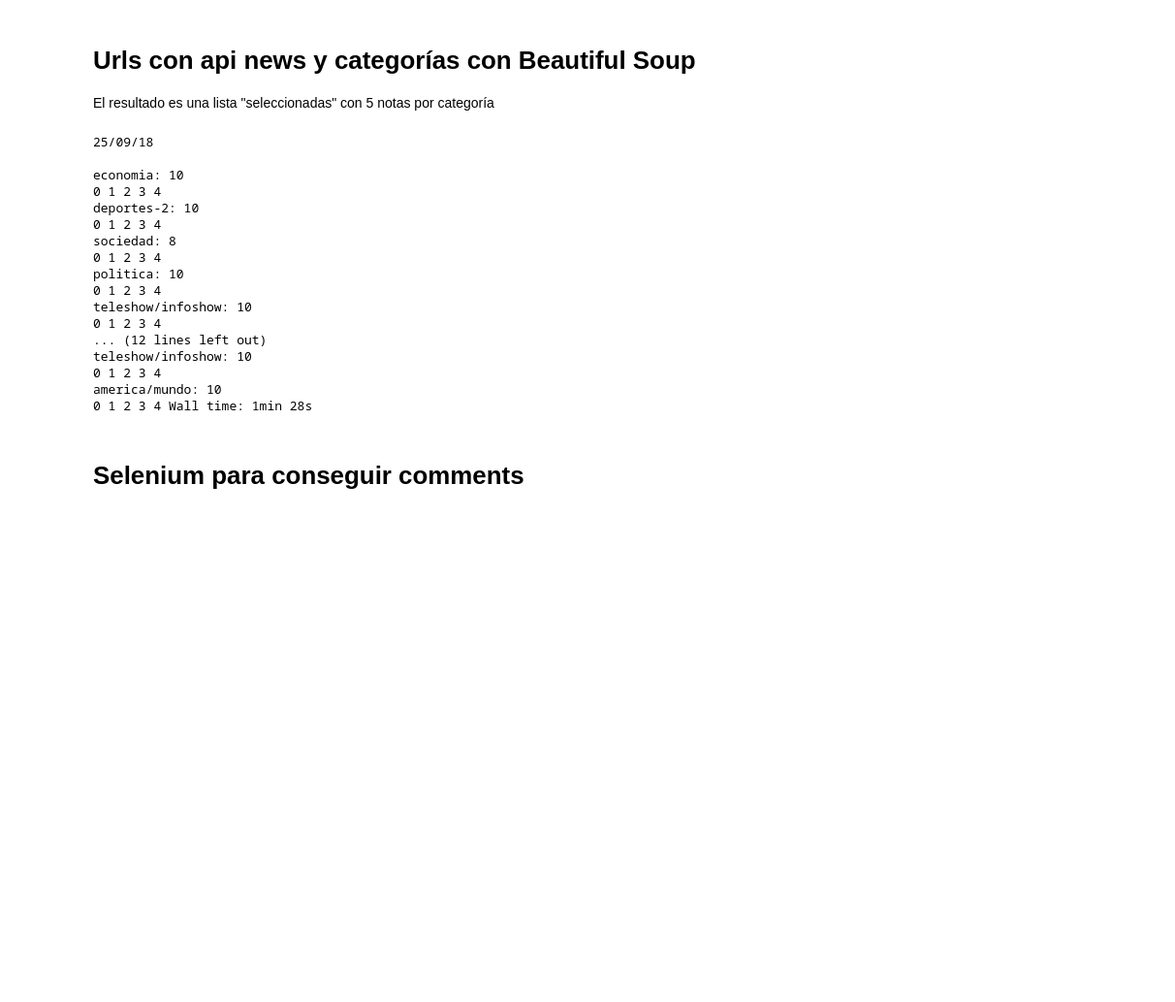
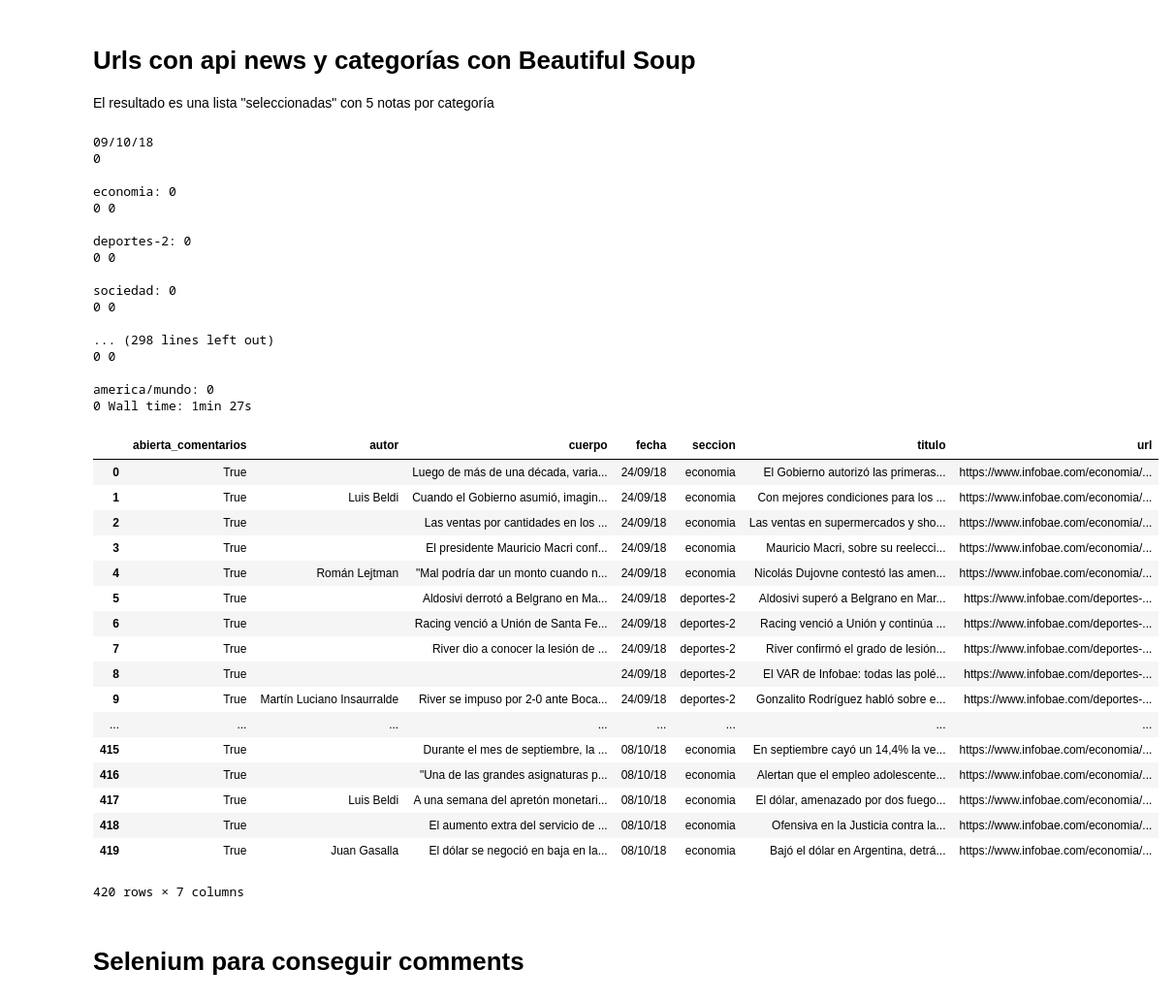
Before and after one commit to pbagedelli/analisis-comentarios, a Jupyter notebook: Comentarios Infobae-Scraping.ipynb, the cells around one changed output. Shown at 97% size. Cells and saved outputs as stored; diff of their text form; code cells hidden in the pictures; blank space fills up the shorter version.

```diff
--- a/Comentarios Infobae-Scraping.ipynb
+++ b/Comentarios Infobae-Scraping.ipynb
@@ -9,7 +9,7 @@ from datetime import timedelta
 # Urls con api news y categorías con Beautiful Soup
 El resultado es una lista "seleccionadas" con 5 notas por categoría
 # %%
-mydate = datetime.date(2018,9, 21)
+mydate = datetime.date(2018,10, 9)
 secciones = ['economia', 'deportes-2', 'sociedad', 'politica', 'teleshow/infoshow', 'america/mundo']
 #también tiene entretenimiento, cual es la de internacionales, america + algo, mundo??
 # %%
@@ -48,9 +49,10 @@ def obtener_nota(url):
        'abierta_comentarios': comentarios}
     return nota
 # %%
+#no me deja hacer tantas busquedas en google (o muy rapidas), tendría que usar una api?
 %%time
 notas = []
-for dia in range(31):
+for dia in range(15):
     fecha = mydate.strftime("%d/%m/%y")
     año = '20' + mydate.strftime("%y")
     mes = mydate.strftime("%m")
@@ -58,7 +60,7 @@ for dia in range(31):
     print('\n\n' + fecha)
     mydate += timedelta(days=1)
     for seccion in secciones:
-        url = 'https://www.google.com.ar/search?ei=SlfLW6OEO8XI5gLvl5ngAg&q=*+site%3Ahttps%3A%2F%2Fwww.infobae.com%2F' + seccion + '%2F' + año + '%2F' + mes +'%2F' +dia+ '%2F&oq=*+site%3Ahttps%3A%2F%2Fwww.infobae.com%2F' + categ + '%2F' + año + '%2F' +mes+ '%2F' + dia + '%2F&gs_l=psy-ab.4...21974.22911.0.23438.4.4.0.0.0.0.260.513.2-2.2.0....0...1.1.64.psy-ab..2.0.0....0.xnbtghTKDls'
+        url = 'https://www.google.com.ar/search?ei=SlfLW6OEO8XI5gLvl5ngAg&q=*+site%3Ahttps%3A%2F%2Fwww.infobae.com%2F' + seccion + '%2F' + año + '%2F' + mes +'%2F' +dia+ '%2F&oq=*+site%3Ahttps%3A%2F%2Fwww.infobae.com%2F' + seccion + '%2F' + año + '%2F' +mes+ '%2F' + dia + '%2F&gs_l=psy-ab.4...21974.22911.0.23438.4.4.0.0.0.0.260.513.2-2.2.0....0...1.1.64.psy-ab..2.0.0....0.xnbtghTKDls'
         urls = obtener_urls(url)
         print('\n' + seccion + ': ' + str(len(urls)))
         indice = 0
@@ -69,21 +71,43 @@ for dia in range(31):
             notas.append(obtener_nota(urls[indice]))
             indice +=1
 # %% [output]
-25/09/18
+09/10/18
+0
 
-economia: 10
-0 1 2 3 4
-deportes-2: 10
-0 1 2 3 4
-sociedad: 8
-0 1 2 3 4
-politica: 10
-0 1 2 3 4
-teleshow/infoshow: 10
-0 1 2 3 4
-... (12 lines left out)
-teleshow/infoshow: 10
-0 1 2 3 4
-america/mundo: 10
-0 1 2 3 4 Wall time: 1min 28s
+economia: 0
+0 0
+
+deportes-2: 0
+0 0
+
+sociedad: 0
+0 0
+
+... (298 lines left out)
+0 0
+
+america/mundo: 0
+0 Wall time: 1min 27s
+# %%
+import pandas as pd
+pd.DataFrame(notas)
+# %% [output]
+|  | abierta_comentarios | autor | cuerpo | fecha | seccion | titulo | url |
+| 0 | True |  | Luego de más de una década, varia... | 24/09/18 | economia | El Gobierno autorizó las primeras... | https://www.infobae.com/economia/... |
+| 1 | True | Luis Beldi | Cuando el Gobierno asumió, imagin... | 24/09/18 | economia | Con mejores condiciones para los ... | https://www.infobae.com/economia/... |
+| 2 | True |  | Las ventas por cantidades en los ... | 24/09/18 | economia | Las ventas en supermercados y sho... | https://www.infobae.com/economia/... |
+| 3 | True |  | El presidente Mauricio Macri conf... | 24/09/18 | economia | Mauricio Macri, sobre su reelecci... | https://www.infobae.com/economia/... |
+| 4 | True | Román Lejtman | "Mal podría dar un monto cuando n... | 24/09/18 | economia | Nicolás Dujovne contestó las amen... | https://www.infobae.com/economia/... |
+| 5 | True |  | Aldosivi derrotó a Belgrano en Ma... | 24/09/18 | deportes-2 | Aldosivi superó a Belgrano en Mar... | https://www.infobae.com/deportes-... |
+| 6 | True |  | Racing venció a Unión de Santa Fe... | 24/09/18 | deportes-2 | Racing venció a Unión y continúa ... | https://www.infobae.com/deportes-... |
+| 7 | True |  | River dio a conocer la lesión de ... | 24/09/18 | deportes-2 | River confirmó el grado de lesión... | https://www.infobae.com/deportes-... |
+| 8 | True |  |  | 24/09/18 | deportes-2 | El VAR de Infobae: todas las polé... | https://www.infobae.com/deportes-... |
+| 9 | True | Martín Luciano Insaurralde | River se impuso por 2-0 ante Boca... | 24/09/18 | deportes-2 | Gonzalito Rodríguez habló sobre e... | https://www.infobae.com/deportes-... |
+| ... | ... | ... | ... | ... | ... | ... | ... |
+| 415 | True |  | Durante el mes de septiembre, la ... | 08/10/18 | economia | En septiembre cayó un 14,4% la ve... | https://www.infobae.com/economia/... |
+| 416 | True |  | "Una de las grandes asignaturas p... | 08/10/18 | economia | Alertan que el empleo adolescente... | https://www.infobae.com/economia/... |
+| 417 | True | Luis Beldi | A una semana del apretón monetari... | 08/10/18 | economia | El dólar, amenazado por dos fuego... | https://www.infobae.com/economia/... |
+| 418 | True |  | El aumento extra del servicio de ... | 08/10/18 | economia | Ofensiva en la Justicia contra la... | https://www.infobae.com/economia/... |
+| 419 | True | Juan Gasalla | El dólar se negoció en baja en la... | 08/10/18 | economia | Bajó el dólar en Argentina, detrá... | https://www.infobae.com/economia/... |
+420 rows × 7 columns
 # %%
```
Also changed, not shown: parts of 2 cells of this notebook, 4 other files.
